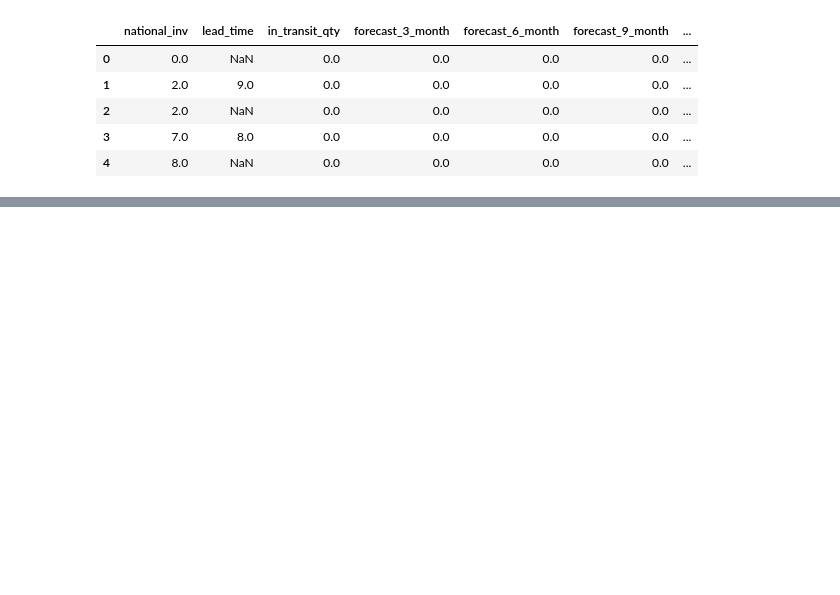
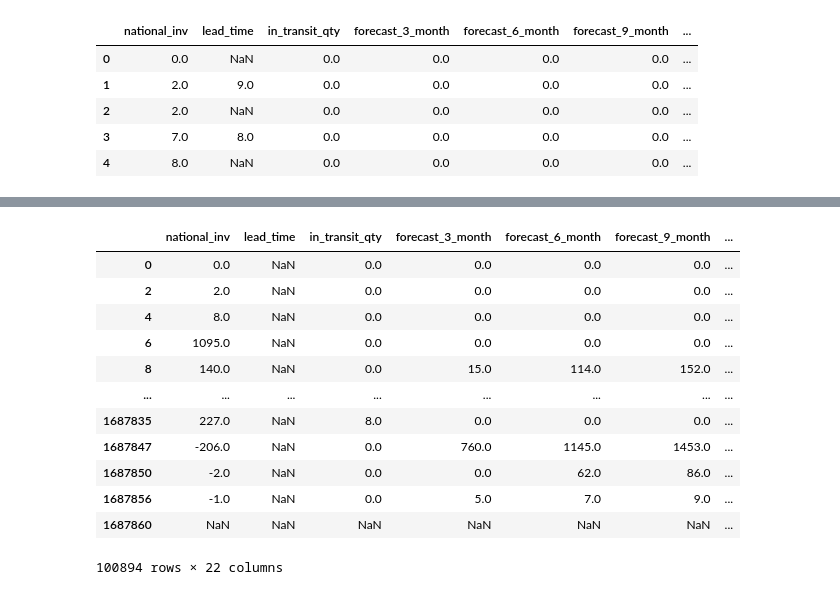
Before and after one commit to barbosarafael/Projetos, a Jupyter notebook: iNeuron_Back_order_prediction_Notebook/final_ineuron_BackOrderPrediction.ipynb, the cells around one changed output, grey strips where cells are left out. Saved outputs shown, nothing was run; the diff lists cells and outputs as text; code cells hidden in the pictures; blank space fills up the shorter version.

```diff
--- a/iNeuron_Back_order_prediction_Notebook/final_ineuron_BackOrderPrediction.ipynb
+++ b/iNeuron_Back_order_prediction_Notebook/final_ineuron_BackOrderPrediction.ipynb
@@ -139,0 +174,16 @@ banco.head()
+# %%
+banco[banco.isnull().any(axis = 1)]
+# %% [output]
+|  | national_inv | lead_time | in_transit_qty | forecast_3_month | forecast_6_month | forecast_9_month | ... |
+| 0 | 0.0 | NaN | 0.0 | 0.0 | 0.0 | 0.0 | ... |
+| 2 | 2.0 | NaN | 0.0 | 0.0 | 0.0 | 0.0 | ... |
+| 4 | 8.0 | NaN | 0.0 | 0.0 | 0.0 | 0.0 | ... |
+| 6 | 1095.0 | NaN | 0.0 | 0.0 | 0.0 | 0.0 | ... |
+| 8 | 140.0 | NaN | 0.0 | 15.0 | 114.0 | 152.0 | ... |
+| ... | ... | ... | ... | ... | ... | ... | ... |
+| 1687835 | 227.0 | NaN | 8.0 | 0.0 | 0.0 | 0.0 | ... |
+| 1687847 | -206.0 | NaN | 0.0 | 760.0 | 1145.0 | 1453.0 | ... |
+| 1687850 | -2.0 | NaN | 0.0 | 0.0 | 62.0 | 86.0 | ... |
+| 1687856 | -1.0 | NaN | 0.0 | 5.0 | 7.0 | 9.0 | ... |
+| 1687860 | NaN | NaN | NaN | NaN | NaN | NaN | ... |
+100894 rows × 22 columns
```
Also changed, not shown: parts of 13 cells of this notebook.
